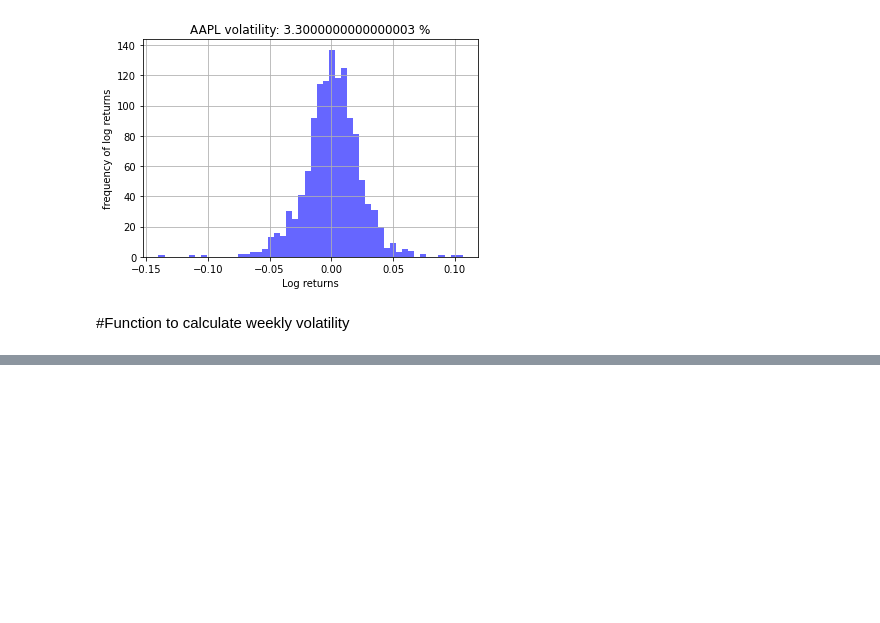
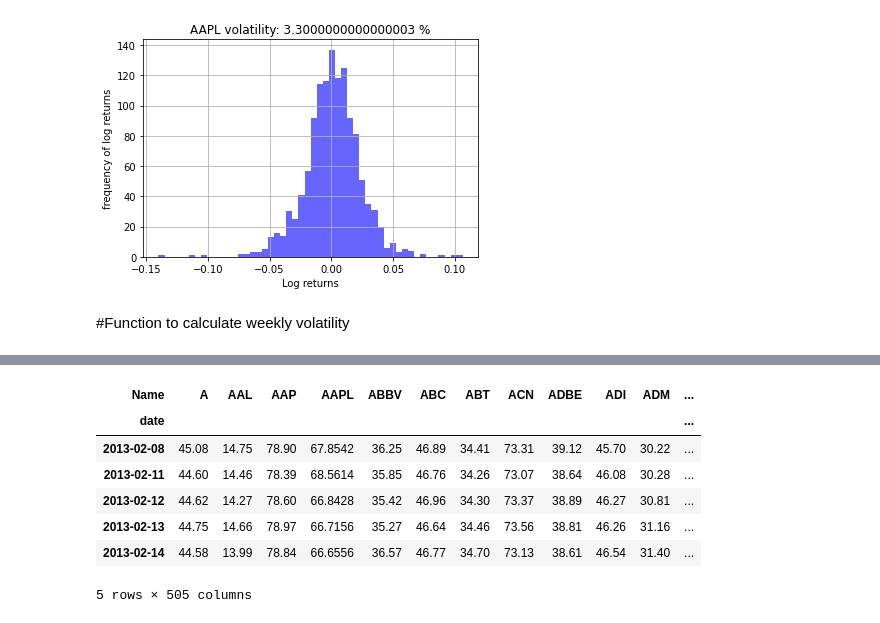
Before and after one commit to arifuddinatif/Quantitative-Analysis-and-Modeling-for-S-P-500, a Jupyter notebook: S&P_500_project.ipynb, the cells around one changed output, grey strips where cells are left out. Cells and saved outputs as stored; diff of their text form; code cells hidden in the pictures; blank space fills up the shorter version.

```diff
--- a/S&P_500_project.ipynb
+++ b/S&P_500_project.ipynb
@@ -230,0 +257,11 @@ tickers_df.tail(10)
+# %%
+df_2.head()
+# %% [output]
+| Name | A | AAL | AAP | AAPL | ABBV | ABC | ABT | ACN | ADBE | ADI | ADM | ... |
+| date |  |  |  |  |  |  |  |  |  |  |  | ... |
+| 2013-02-08 | 45.08 | 14.75 | 78.90 | 67.8542 | 36.25 | 46.89 | 34.41 | 73.31 | 39.12 | 45.70 | 30.22 | ... |
+| 2013-02-11 | 44.60 | 14.46 | 78.39 | 68.5614 | 35.85 | 46.76 | 34.26 | 73.07 | 38.64 | 46.08 | 30.28 | ... |
+| 2013-02-12 | 44.62 | 14.27 | 78.60 | 66.8428 | 35.42 | 46.96 | 34.30 | 73.37 | 38.89 | 46.27 | 30.81 | ... |
+| 2013-02-13 | 44.75 | 14.66 | 78.97 | 66.7156 | 35.27 | 46.64 | 34.46 | 73.56 | 38.81 | 46.26 | 31.16 | ... |
+| 2013-02-14 | 44.58 | 13.99 | 78.84 | 66.6556 | 36.57 | 46.77 | 34.70 | 73.13 | 38.61 | 46.54 | 31.40 | ... |
+5 rows × 505 columns
```
Also changed, not shown: parts of 14 cells of this notebook.
